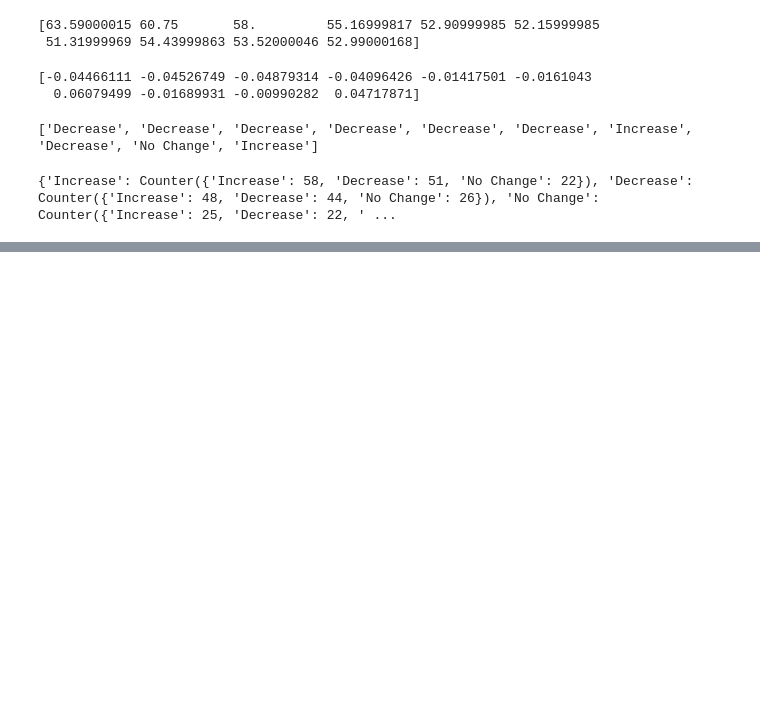
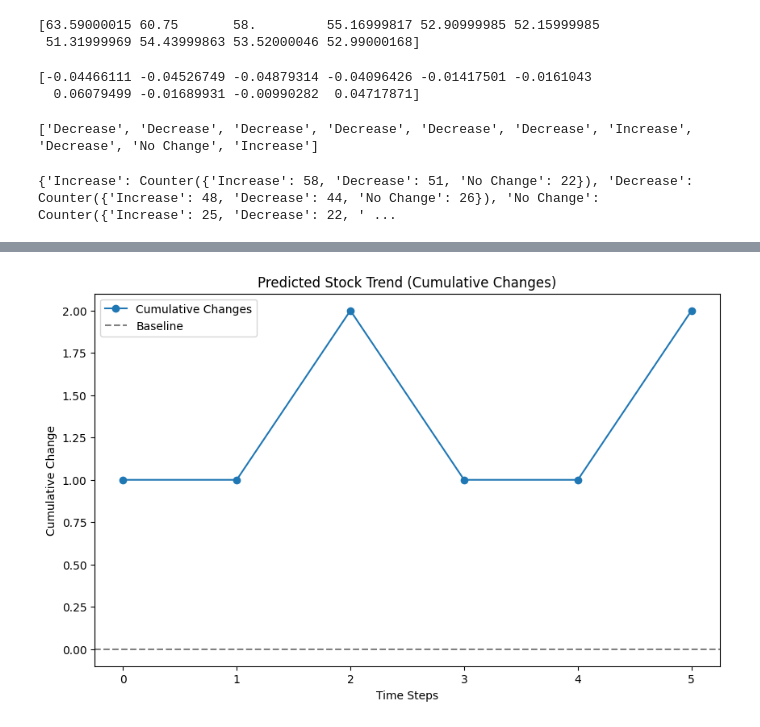
Before and after one commit to Hench06/markov-trading-bot, a Jupyter notebook: data_cleaning.ipynb, the cells around one changed output, grey strips where cells are left out. Saved outputs shown, nothing was run; the diff lists cells and outputs as text; code cells hidden in the pictures; blank space fills up the shorter version.

```diff
--- a/data_cleaning.ipynb
+++ b/data_cleaning.ipynb
@@ -97,0 +173,18 @@ print(transitions)
+# %%
+state_to_change = {"Increase": 1, "Decrease": -1, "No Change": 0}
+numerical_changes = [state_to_change[state] for state in predicted_sequence]
+# %%
+# Calculate cumulative changes
+cumulative_changes = [sum(numerical_changes[:i+1]) for i in range(len(numerical_changes))]
+
+# Plot
+plt.figure(figsize=(10, 6))
+plt.plot(cumulative_changes, marker="o", label="Cumulative Changes")
+plt.axhline(0, color="gray", linestyle="--", label="Baseline")
+plt.title("Predicted Stock Trend (Cumulative Changes)")
+plt.xlabel("Time Steps")
+plt.ylabel("Cumulative Change")
+plt.legend()
+plt.show()
+# %% [output]
+[figure, added]
```
Also changed, not shown: parts of 7 cells of this notebook, 1 other file.
